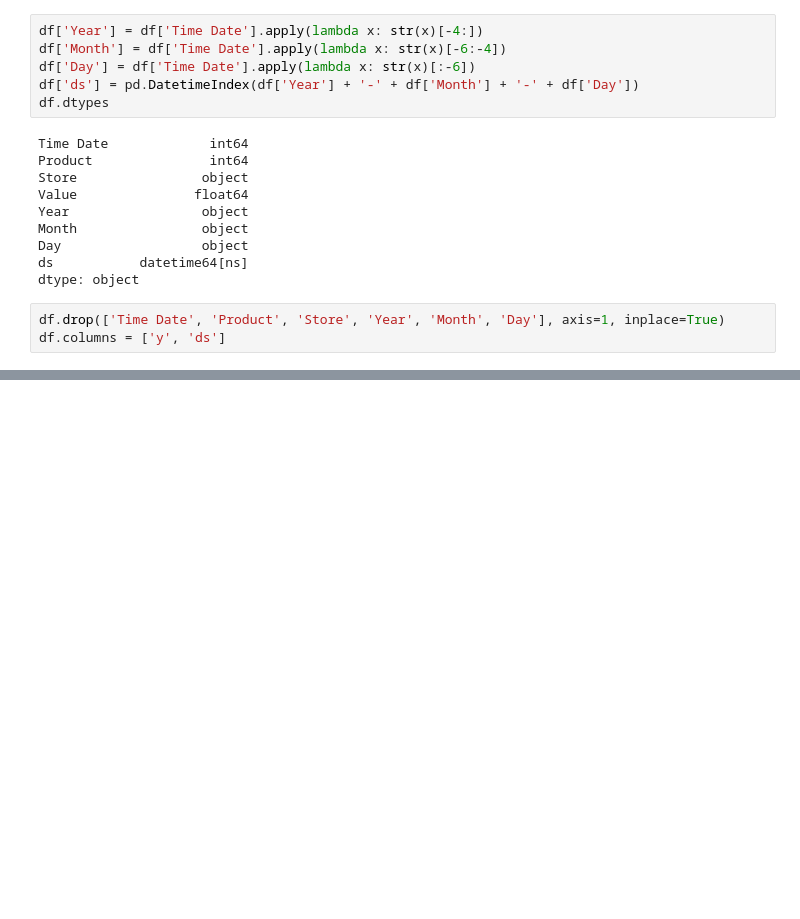
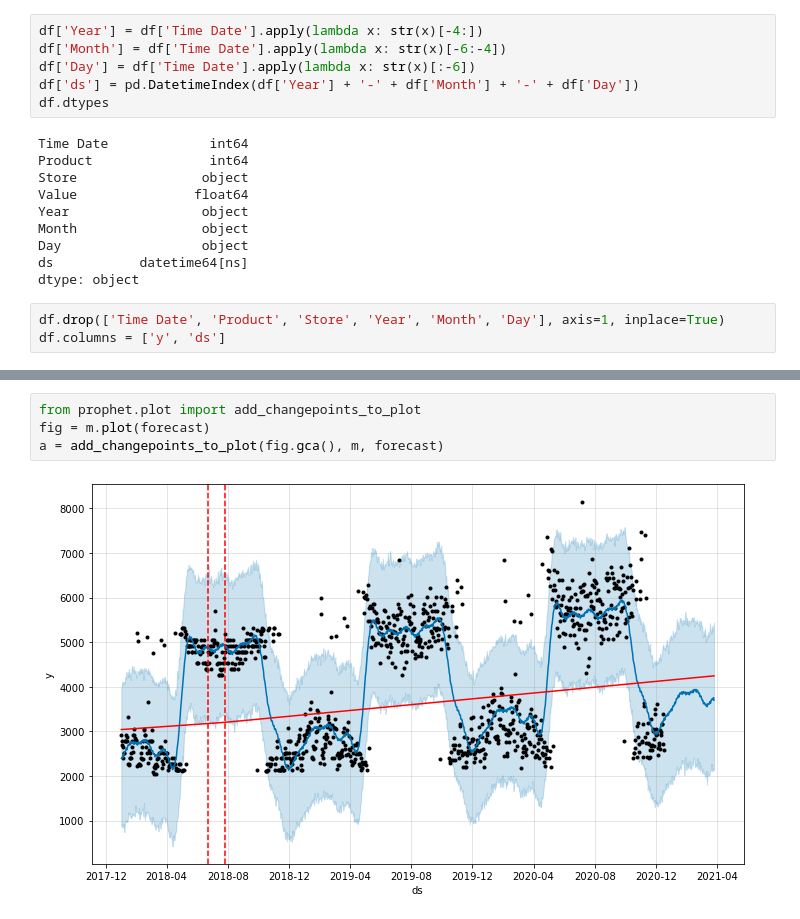
Before and after one commit to vytruchenko/prophet-training, a Jupyter notebook: initial_training.ipynb, the cells around one changed output, grey strips where cells are left out. Cells and saved outputs as stored; diff of their text form; blank space fills up the shorter version.

Commit message:
add info on changepoints

```diff
--- a/initial_training.ipynb
+++ b/initial_training.ipynb
@@ -76,0 +118,6 @@ Optimization terminated normally:
+# %%
+from prophet.plot import add_changepoints_to_plot
+fig = m.plot(forecast)
+a = add_changepoints_to_plot(fig.gca(), m, forecast)
+# %% [output]
+[figure, added]
```
Also changed, not shown: parts of 13 cells of this notebook.
